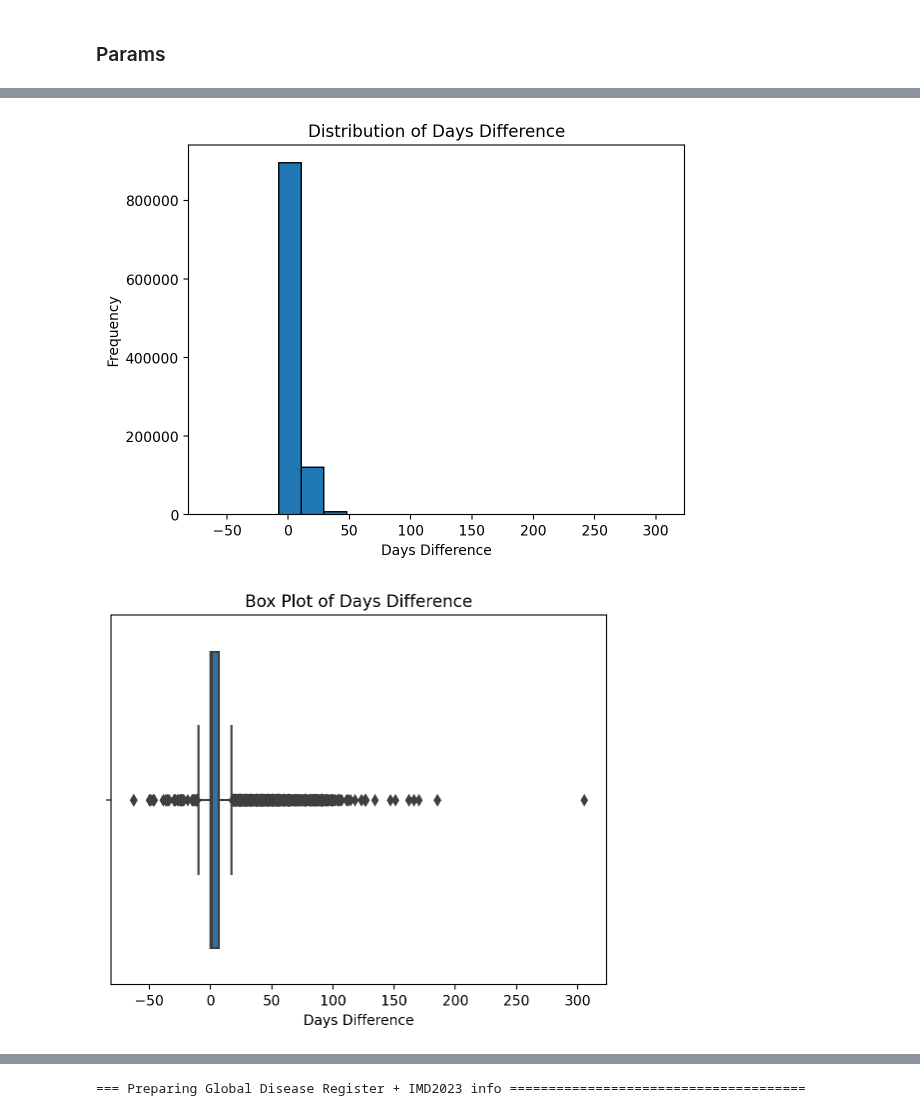
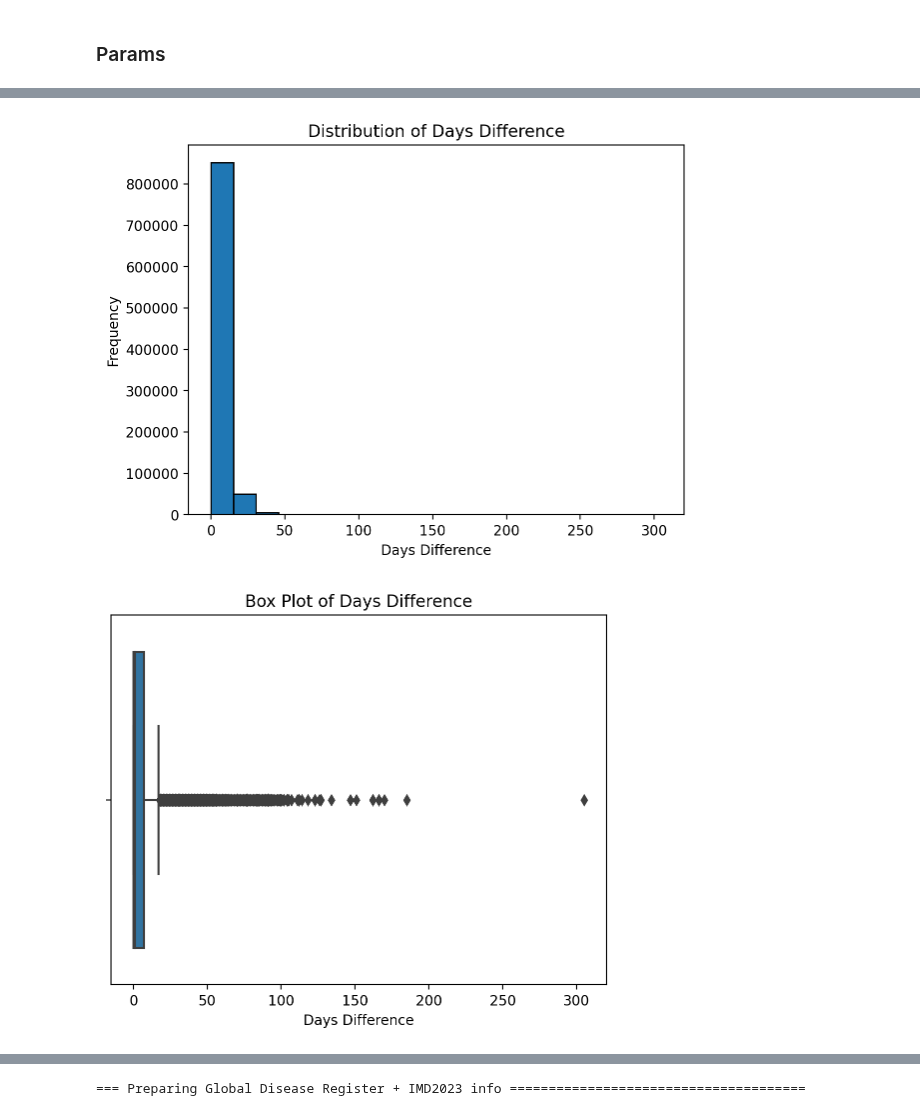
Before and after one commit to janduplessis883/project-showupforhealth, a Jupyter notebook: notebooks/MikesBook.ipynb, the cells around one changed output, grey strips where cells are left out. Saved outputs shown, nothing was run; the diff lists cells and outputs as text; code cells hidden in the pictures.

```diff
--- a/notebooks/MikesBook.ipynb
+++ b/notebooks/MikesBook.ipynb
@@ -74,6 +63,16 @@ tdata = pd.read_csv('~/code/janduplessis883/project-showupforhealth/data-showup/
+# %%
+#Boolean mask - drop all rows that aren't current patients
+
+def filter_current_registration(data):
+    # Filter rows where 'Registration status' is 'Current'
+    data = data[data['Registration status'] == 'Current']
+
+    return data
+
+# Call the function to filter rows with 'Registration status' as 'Current'
+tdata = filter_current_registration(tdata)
 # %%
-from datetime import datetime
-
+# days until appointment function
 def calculate_days_difference(data):
     # Convert the date columns to datetime objects
     data['Appointment booked date'] = pd.to_datetime(data['Appointment booked date'], format='%d-%b-%y')
@@ -81,6 +80,9 @@ def calculate_days_difference(data):
 
     # Calculate the difference in days and create a new column
     data['Days Difference'] = (data['Appointment date'] - data['Appointment booked date']).dt.days
+
+    # Drop rows where 'Days Difference' is negative
+    data = data[data['Days Difference'] >= 0]
 
     return data
 
@@ -95,8 +97,6 @@ plt.ylabel('Frequency')
 plt.title('Distribution of Days Difference')
 plt.show()
 
-import seaborn as sns
-
 sns.boxplot(x=tdata['Days Difference'])
 plt.xlabel('Days Difference')
 plt.title('Box Plot of Days Difference')
@@ -113,6 +113,6 @@ max      3.050000e+02
 Name: Days Difference, dtype: float64
-[figure, old version]
+[figure, new version]
-[figure, old version]
+[figure, new version]
 # %%
 def process_dataframe(df):
     # Check if HEIGHT and WEIGHT columns have been cleaned
```
Also changed, not shown: parts of 3 cells of this notebook.
